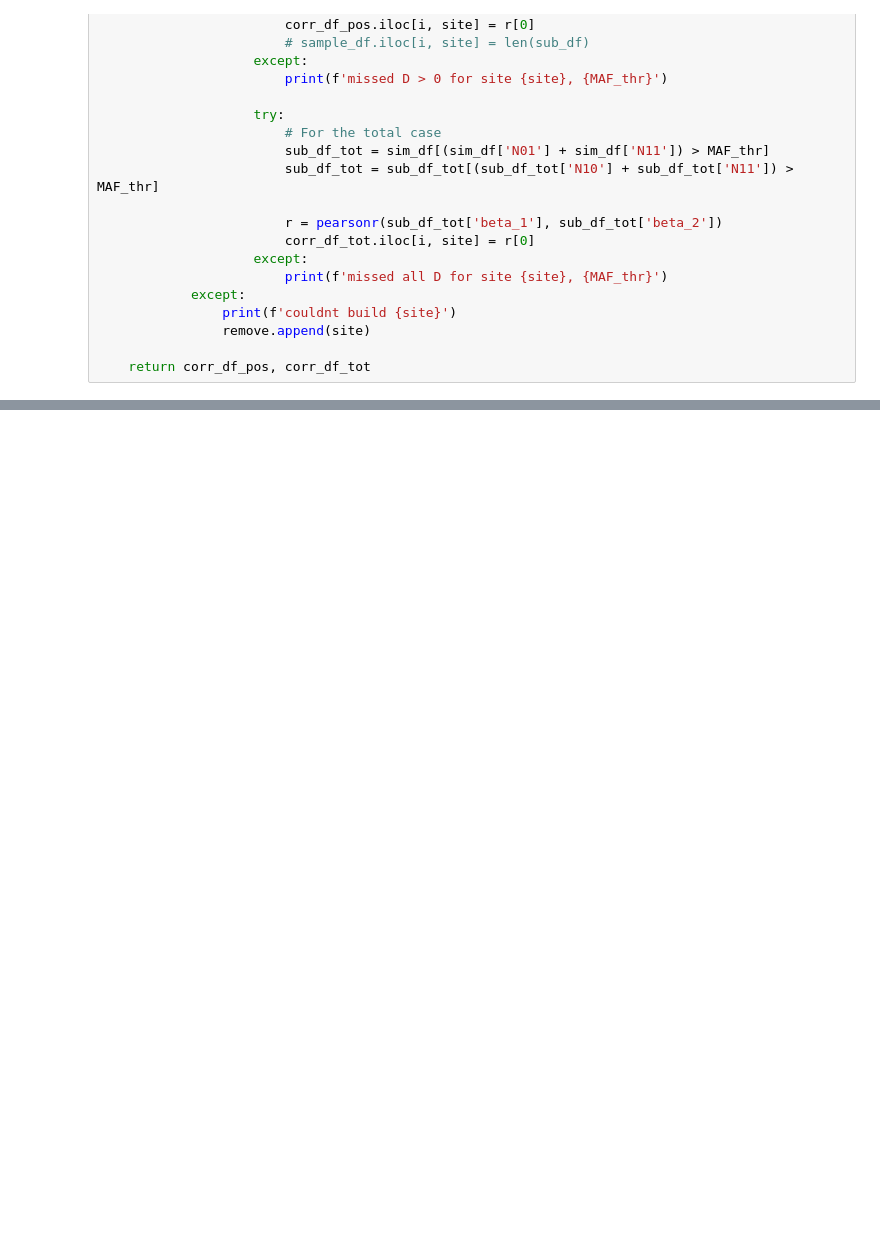
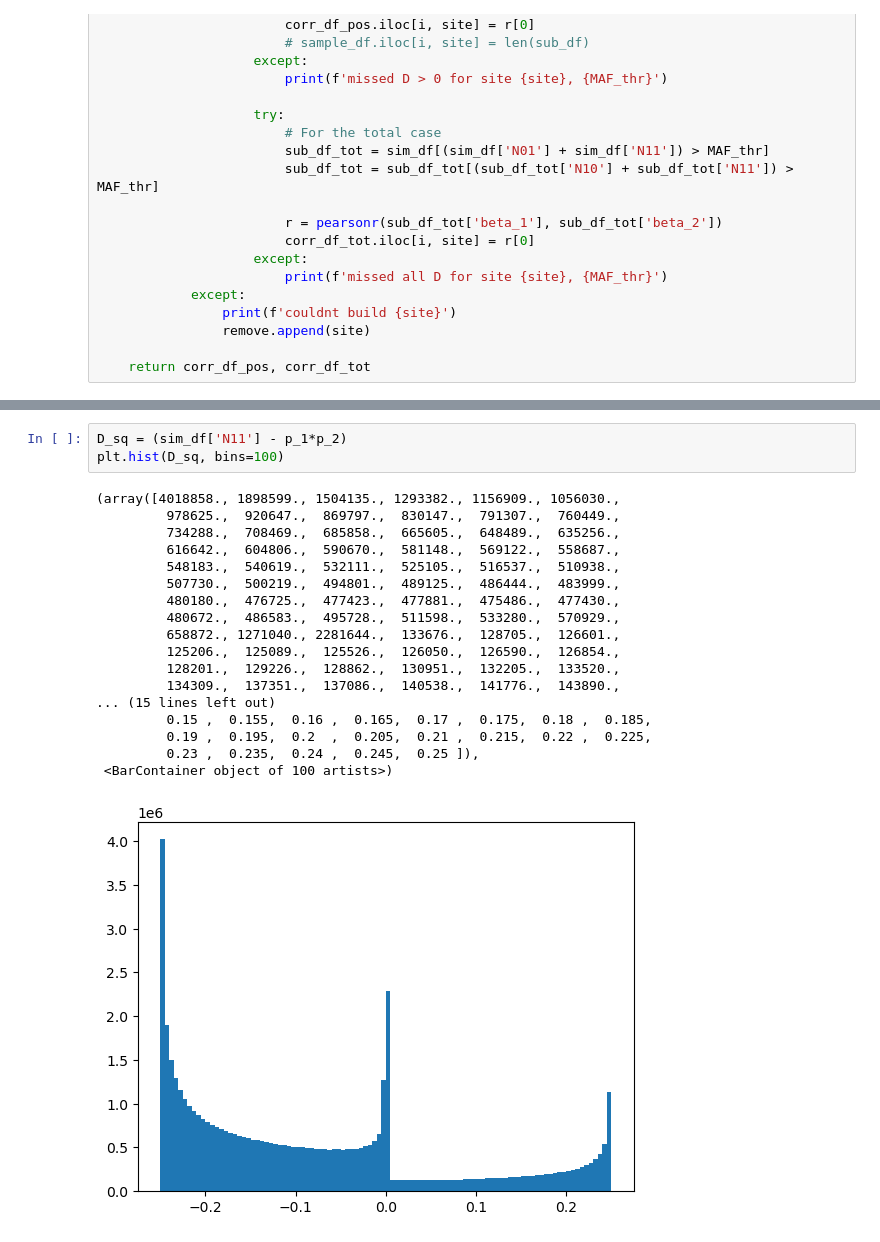
Before and after one commit to emkoch/popspec, a Jupyter notebook: Effect_size.ipynb, the cells around one changed output, grey strips where cells are left out. Cells and saved outputs as stored; diff of their text form; blank space fills up the shorter version.

```diff
--- a/Effect_size.ipynb
+++ b/Effect_size.ipynb
@@ -768,0 +835,22 @@ plt.show()
+# %%
+D_sq = (sim_df['N11'] - p_1*p_2)
+plt.hist(D_sq, bins=100)
+# %% [output]
+(array([4018858., 1898599., 1504135., 1293382., 1156909., 1056030.,
+         978625.,  920647.,  869797.,  830147.,  791307.,  760449.,
+         734288.,  708469.,  685858.,  665605.,  648489.,  635256.,
+         616642.,  604806.,  590670.,  581148.,  569122.,  558687.,
+         548183.,  540619.,  532111.,  525105.,  516537.,  510938.,
+         507730.,  500219.,  494801.,  489125.,  486444.,  483999.,
+         480180.,  476725.,  477423.,  477881.,  475486.,  477430.,
+         480672.,  486583.,  495728.,  511598.,  533280.,  570929.,
+         658872., 1271040., 2281644.,  133676.,  128705.,  126601.,
+         125206.,  125089.,  125526.,  126050.,  126590.,  126854.,
+         128201.,  129226.,  128862.,  130951.,  132205.,  133520.,
+         134309.,  137351.,  137086.,  140538.,  141776.,  143890.,
+... (15 lines left out)
+         0.15 ,  0.155,  0.16 ,  0.165,  0.17 ,  0.175,  0.18 ,  0.185,
+         0.19 ,  0.195,  0.2  ,  0.205,  0.21 ,  0.215,  0.22 ,  0.225,
+         0.23 ,  0.235,  0.24 ,  0.245,  0.25 ]),
+ <BarContainer object of 100 artists>)
+[figure, added]
```
Also changed, not shown: parts of 22 cells of this notebook, 1 other file.
